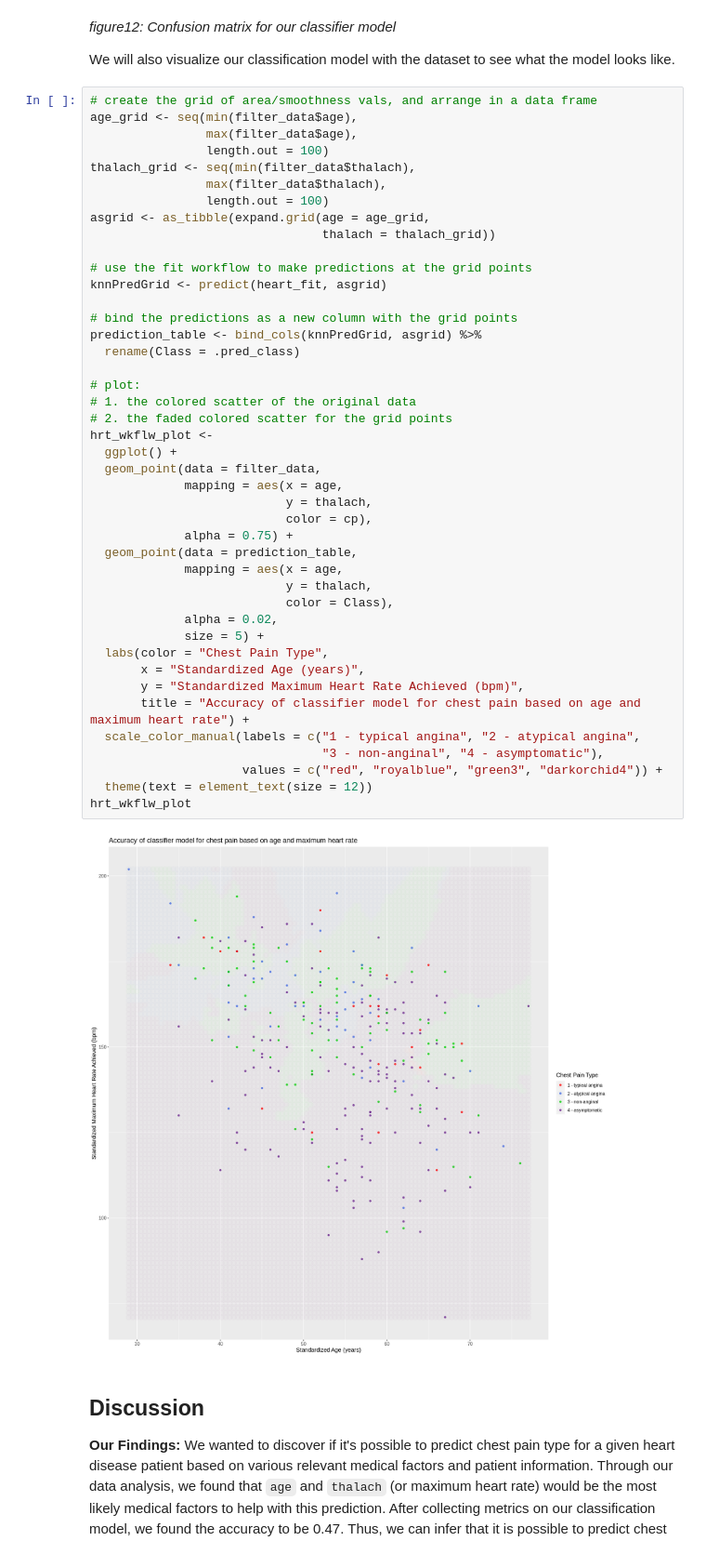
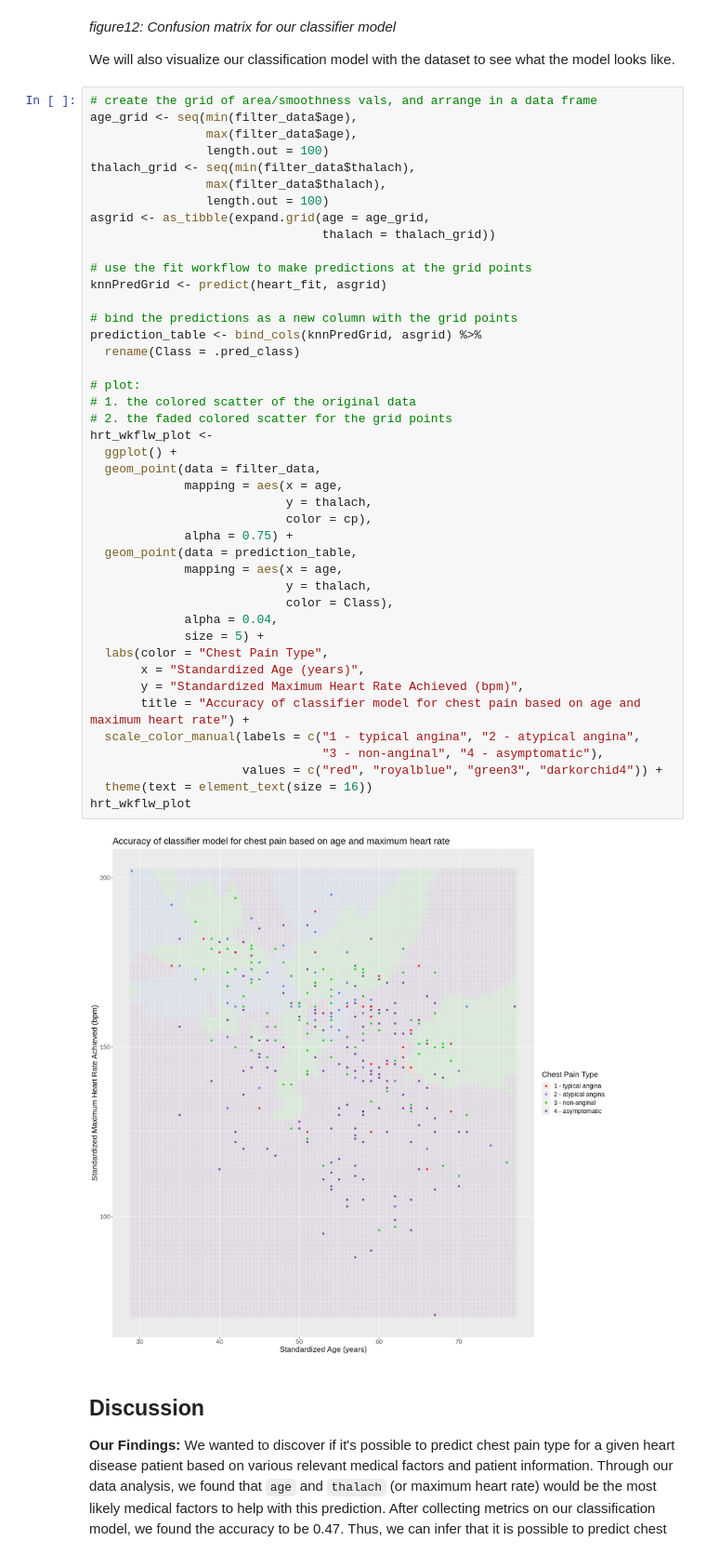
Before and after one commit to hebabm/group-31, a Jupyter notebook: finalreport.ipynb, the cells around one changed output. Shown at 93% size. Drawn from its saved outputs; the diff is of its cells as text.

```diff
--- a/finalreport.ipynb
+++ b/finalreport.ipynb
@@ -420,36 +417,36 @@ asgrid <- as_tibble(expand.grid(age = age_grid,
 knnPredGrid <- predict(heart_fit, asgrid)
 
 # bind the predictions as a new column with the grid points
 prediction_table <- bind_cols(knnPredGrid, asgrid) %>%
   rename(Class = .pred_class)
 
 # plot:
 # 1. the colored scatter of the original data
 # 2. the faded colored scatter for the grid points
 hrt_wkflw_plot <-
   ggplot() +
   geom_point(data = filter_data,
              mapping = aes(x = age,
                            y = thalach,
                            color = cp),
              alpha = 0.75) +
   geom_point(data = prediction_table,
              mapping = aes(x = age,
                            y = thalach,
                            color = Class),
-             alpha = 0.02,
+             alpha = 0.04,
              size = 5) +
   labs(color = "Chest Pain Type",
        x = "Standardized Age (years)",
        y = "Standardized Maximum Heart Rate Achieved (bpm)",
        title = "Accuracy of classifier model for chest pain based on age and maximum heart rate") +
   scale_color_manual(labels = c("1 - typical angina", "2 - atypical angina",
                                 "3 - non-anginal", "4 - asymptomatic"),
                      values = c("red", "royalblue", "green3", "darkorchid4")) +
-  theme(text = element_text(size = 12))
+  theme(text = element_text(size = 16))
 hrt_wkflw_plot
 # %% [output]
-[figure, old version]
+[figure, new version]
 # %% [markdown]
 ## Discussion
 
```
Also changed, not shown: parts of 14 cells of this notebook.
